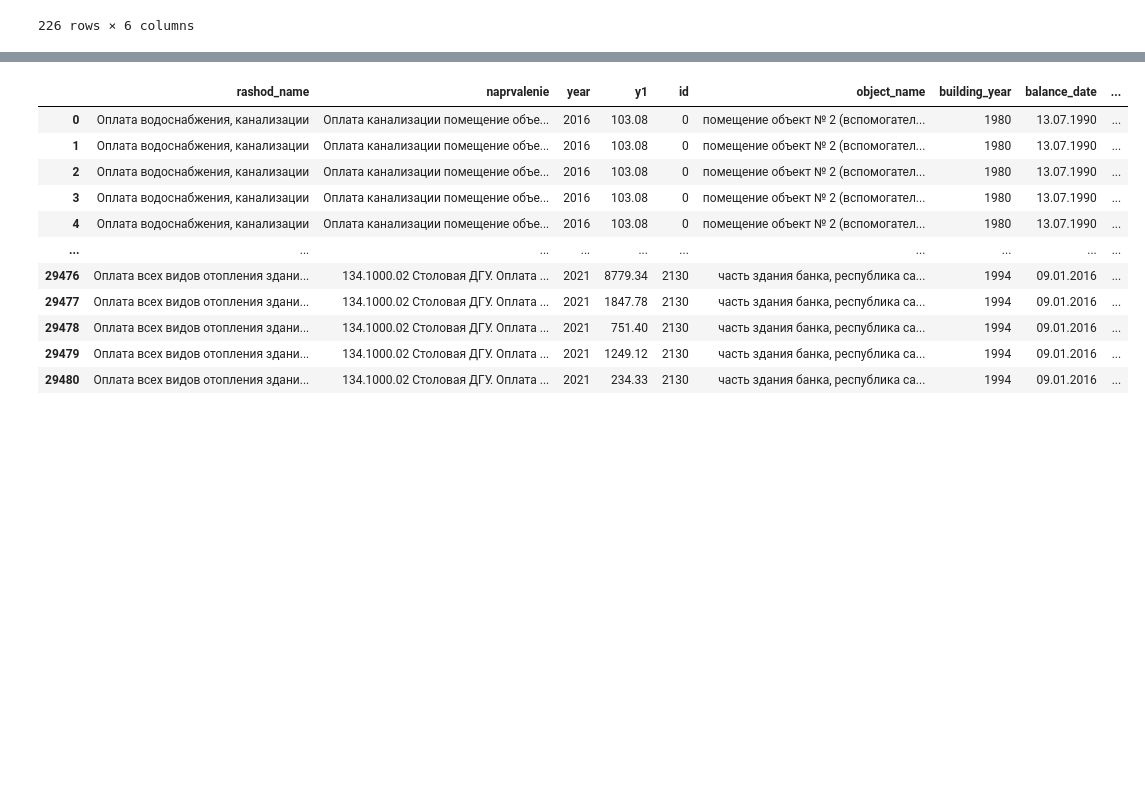
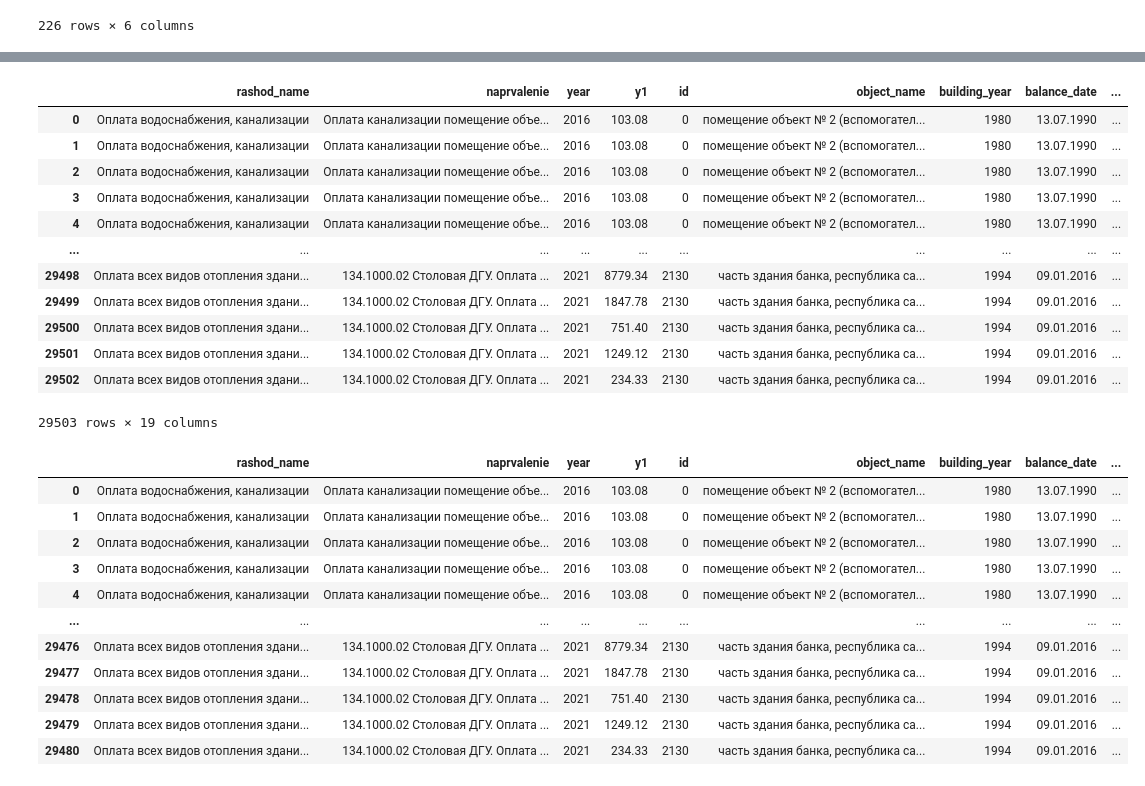
Before and after one commit to zayycev22/inflation, a Jupyter notebook: parse2.ipynb, the cells around one changed output, grey strips where cells are left out. Saved outputs shown, nothing was run; the diff lists cells and outputs as text; code cells hidden in the pictures; blank space fills up the shorter version.

```diff
--- a/parse2.ipynb
+++ b/parse2.ipynb
@@ -106,3 +227,18 @@ expenses
 # %%
 expenses = expenses.merge(list_df, on=["year", "id"], how="inner")
+expenses
+# %% [output]
+|  | rashod_name | naprvalenie | year | y1 | id | object_name | building_year | balance_date | ... |
+| 0 | Оплата водоснабжения, канализации | Оплата канализации помещение объе... | 2016 | 103.08 | 0 | помещение объект № 2 (вспомогател... | 1980 | 13.07.1990 | ... |
+| 1 | Оплата водоснабжения, канализации | Оплата канализации помещение объе... | 2016 | 103.08 | 0 | помещение объект № 2 (вспомогател... | 1980 | 13.07.1990 | ... |
+| 2 | Оплата водоснабжения, канализации | Оплата канализации помещение объе... | 2016 | 103.08 | 0 | помещение объект № 2 (вспомогател... | 1980 | 13.07.1990 | ... |
+| 3 | Оплата водоснабжения, канализации | Оплата канализации помещение объе... | 2016 | 103.08 | 0 | помещение объект № 2 (вспомогател... | 1980 | 13.07.1990 | ... |
+| 4 | Оплата водоснабжения, канализации | Оплата канализации помещение объе... | 2016 | 103.08 | 0 | помещение объект № 2 (вспомогател... | 1980 | 13.07.1990 | ... |
+| ... | ... | ... | ... | ... | ... | ... | ... | ... | ... |
+| 29498 | Оплата всех видов отопления здани... | 134.1000.02 Столовая ДГУ. Оплата ... | 2021 | 8779.34 | 2130 | часть здания банка, республика са... | 1994 | 09.01.2016 | ... |
+| 29499 | Оплата всех видов отопления здани... | 134.1000.02 Столовая ДГУ. Оплата ... | 2021 | 1847.78 | 2130 | часть здания банка, республика са... | 1994 | 09.01.2016 | ... |
+| 29500 | Оплата всех видов отопления здани... | 134.1000.02 Столовая ДГУ. Оплата ... | 2021 | 751.40 | 2130 | часть здания банка, республика са... | 1994 | 09.01.2016 | ... |
+| 29501 | Оплата всех видов отопления здани... | 134.1000.02 Столовая ДГУ. Оплата ... | 2021 | 1249.12 | 2130 | часть здания банка, республика са... | 1994 | 09.01.2016 | ... |
+| 29502 | Оплата всех видов отопления здани... | 134.1000.02 Столовая ДГУ. Оплата ... | 2021 | 234.33 | 2130 | часть здания банка, республика са... | 1994 | 09.01.2016 | ... |
+29503 rows × 19 columns
 # %%
```
Also changed, not shown: parts of 13 cells of this notebook, 1 other file.
